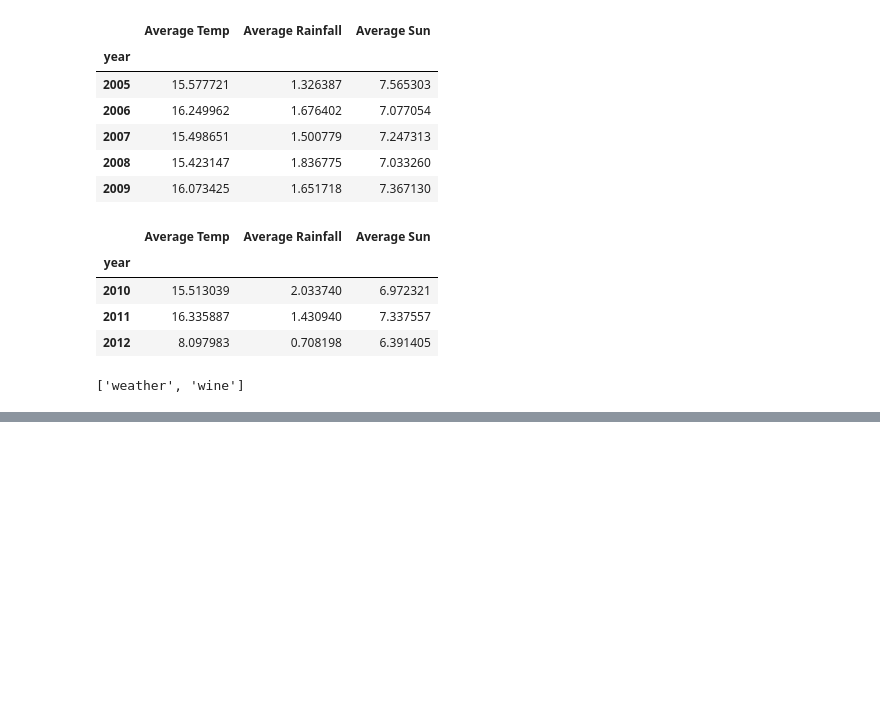
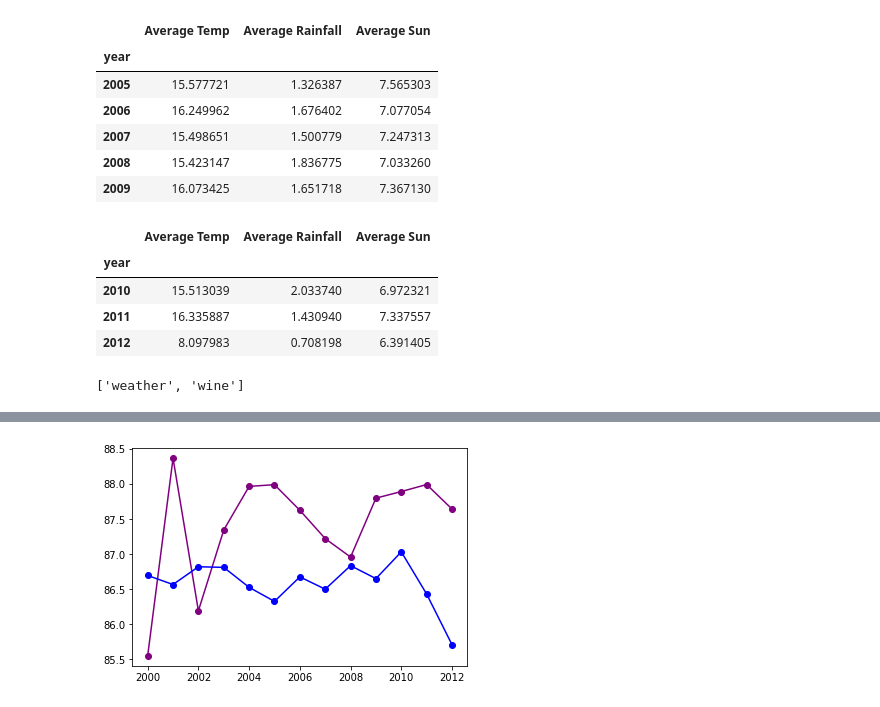
Before and after one commit to csick52/Wine-Repo, a Jupyter notebook: ETL Weather Data.ipynb, the cells around one changed output, grey strips where cells are left out. Drawn from its saved outputs; the diff is of its cells as text; code cells hidden in the pictures; blank space fills up the shorter version.

```diff
--- a/ETL Weather Data.ipynb
+++ b/ETL Weather Data.ipynb
@@ -418,0 +439,7 @@ wine_avgs
+# %%
+plt.plot(years, scores, linestyle="-", marker="o", color="purple")
+plt.plot(years, rain, linestyle="-", marker="o", color="blue")
+
+plt.show()
+# %% [output]
+[figure, added]
```
Also changed, not shown: parts of 4 cells of this notebook, 1 other file.
